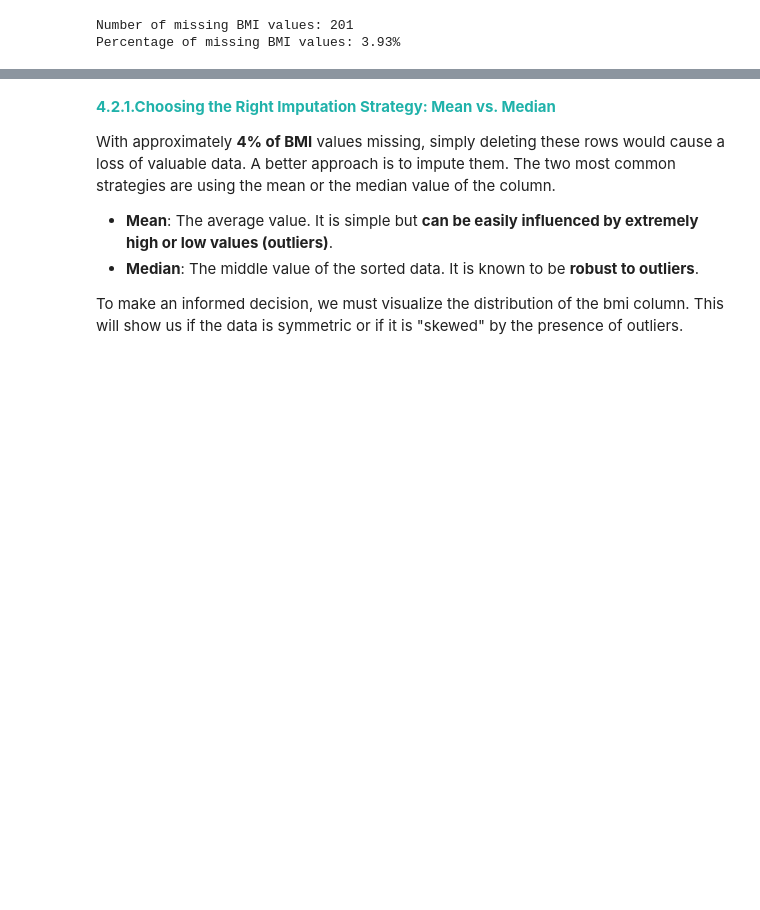
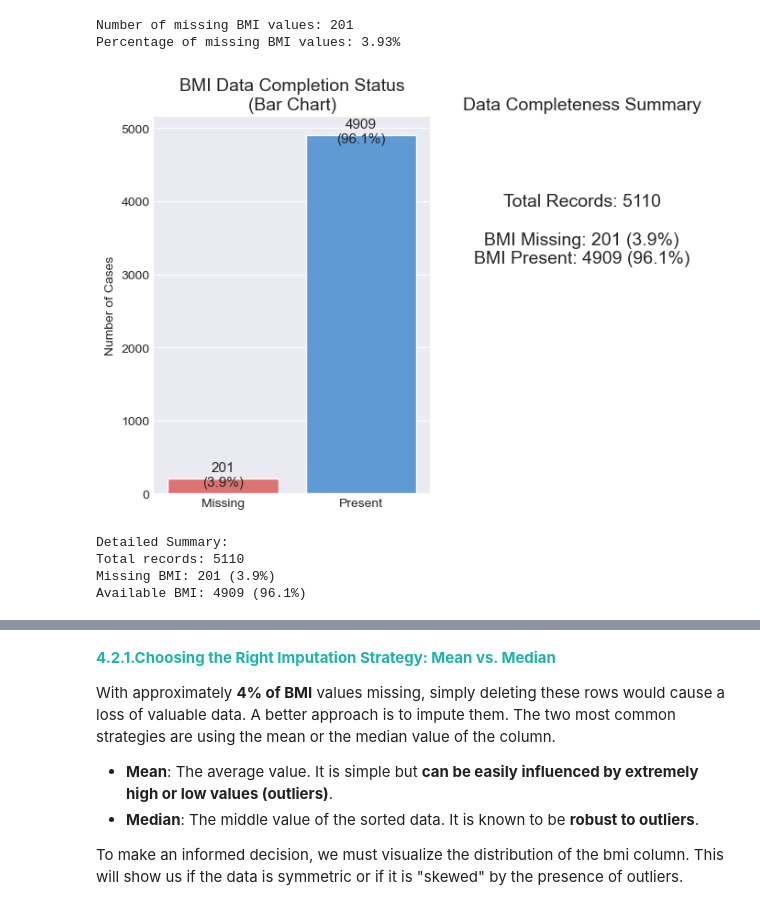
Before and after one commit to koba4real/MLDM-stroke-prediction-project, a Jupyter notebook: main-analysis.ipynb, the cells around one changed output, grey strips where cells are left out. Saved outputs shown, nothing was run; the diff lists cells and outputs as text; code cells hidden in the pictures; blank space fills up the shorter version.

Commit message:
implementation of eda and a part of data visualization

```diff
--- a/main-analysis.ipynb
+++ b/main-analysis.ipynb
@@ -298,3 +298,54 @@ print(f"Percentage of missing BMI values: {missing_percentage:.2f}%")
 # %% [output]
 Number of missing BMI values: 201
 Percentage of missing BMI values: 3.93%
+# %%
+# Visualize missing values in the dataset
+# Calculate missing values
+total = len(df)
+missing = df['bmi'].isna().sum()
+present = total - missing
+missing_pct = round(missing/total * 100, 1)
+
+# Create visualization
+plt.figure(figsize=(7, 5))
+
+# Bar plot
+plt.subplot(121)
+ax = sns.barplot(x=['Missing', 'Present'],
+                 y=[missing, present],
+                 palette=["#EE6060", "#4c9ae9"])
+plt.title('BMI Data Completion Status\n(Bar Chart)', fontsize=14)
+plt.ylabel('Number of Cases')
+
+# Add annotations
+for i, v in enumerate([missing, present]):
+    pct = f'{missing_pct}%' if i == 0 else f'{100-missing_pct}%'
+    ax.text(i, v + 50, f'{v}\n({pct})',
+            ha='center',
+            va='center',
+            fontsize=11)
+
+# Text-based visualization
+plt.subplot(122)
+plt.text(0.5, 0.7,
+         f"Total Records: {total}\n\nBMI Missing: {missing} ({missing_pct}%)\nBMI Present: {present} ({100-missing_pct}%)",
+         fontsize=14,
+         ha='center',
+         va='center')
+plt.axis('off')
+plt.title('Data Completeness Summary', fontsize=14)
+
+plt.tight_layout()
+plt.show()
+
+# Print detailed summary
+print(f"Detailed Summary:")
+print(f"Total records: {total}")
+print(f"Missing BMI: {missing} ({missing_pct}%)")
+print(f"Available BMI: {present} ({100-missing_pct}%)")
+# %% [output]
+[figure, added]
+Detailed Summary:
+Total records: 5110
+Missing BMI: 201 (3.9%)
+Available BMI: 4909 (96.1%)
```
Also changed, not shown: parts of 11 cells of this notebook.
